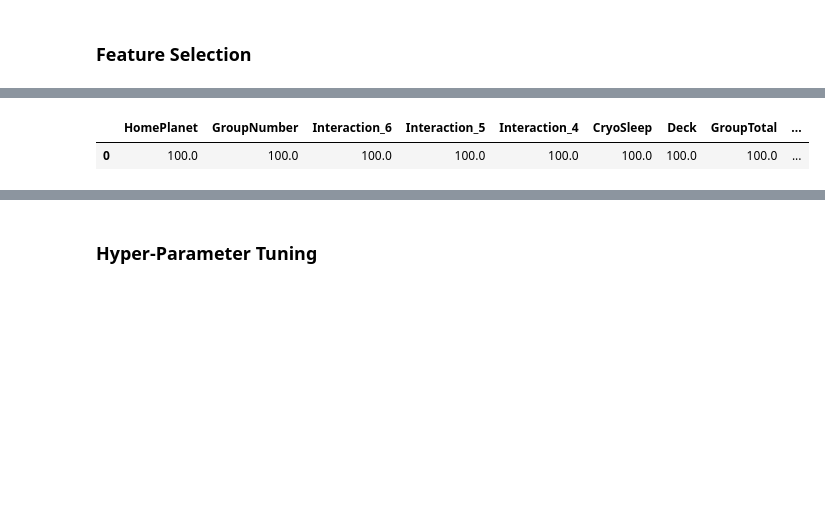
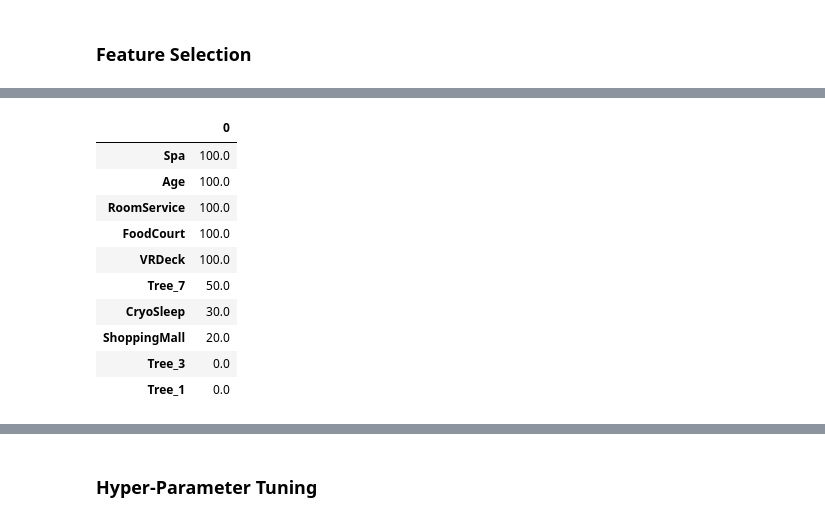
Before and after one commit to Evan-Callaghan/DATA-448-Predictive-Analytics, a Jupyter notebook: Kaggle/Spaceship_Titanic/spaceship_titanic.ipynb, the cells around one changed output, grey strips where cells are left out. Cells and saved outputs as stored; diff of their text form; code cells hidden in the pictures; blank space fills up the shorter version.

```diff
--- a/Kaggle/Spaceship_Titanic/spaceship_titanic.ipynb
+++ b/Kaggle/Spaceship_Titanic/spaceship_titanic.ipynb
@@ -268,11 +269,14 @@ test['Side'] = np.where(test['Side'] == 'P', 0, 1)
 
 train['GroupNumber'] = train['GroupNumber'].astype(int)
 test['GroupNumber'] = test['GroupNumber'].astype(int)
+
+train['Age'] = train['Age'].astype(int)
+test['Age'] = test['Age'].astype(int)
 # %%
 ## Removing unnecessary variables
 
-train = train.drop(columns = ['PassengerId', 'Cabin', 'Name', 'Num', 'First', 'Last'])
-test = test.drop(columns = ['PassengerId', 'Cabin', 'Name', 'Num', 'First', 'Last'])
+train = train.drop(columns = ['Cabin', 'Name', 'Num', 'First', 'Last', 'GroupNumber'])
+test = test.drop(columns = ['Cabin', 'Name', 'Num', 'First', 'Last', 'GroupNumber'])
 # %%
 train.head()
 # %% [output]
@@ -464,31 +477,39 @@ test['Tree_8'] = np.where((test['CryoSleep'] > 0.5) & (test['HomePlanet'] > 0.5)
 # %%
 ## Defining the input and target variables
-X = train.drop(columns = ['Transported'])
+X = train.drop(columns = ['PassengerId', 'Transported'])
 Y = train['Transported']
 
 ## Splitting the data into training, validation, and testing sets
 X_training, X_validation, Y_training, Y_validation = train_test_split(X, Y, test_size = 0.2, stratify = Y)
 # %%
-## RFECV with RandomForest
+## RFE with RandomForest
 
 ## Defining an empty list to store results
-rfecv_results = []
+rfe_results = []
 
-## Repeating the process 20 times
-for i in tqdm(range(0, 20)):
+## Repeating the process 10 times
+for i in tqdm(range(0, 10)):
 
     ## Building the RFECV model
-    rf_rfecv = RFECV(estimator = RandomForestClassifier(), step = 1, min_features_to_select = 2,
-                        cv = 3, scoring = 'accuracy').fit(X_training, Y_training)
+    rf_rfe = RFE(estimator = RandomForestClassifier(), step = 1, n_features_to_select = 6).fit(X_training, Y_training)
 
     ## Appending results to list
-    rfecv_results.append(rf_rfecv.support_)
+    rfe_results.append(rf_rfe.support_)
 
-## Returning results of RFECV
-rf = pd.DataFrame(rfecv_results, columns = X_training.columns)
+## Returning results of RFE
+rf = pd.DataFrame(rfe_results, columns = X_training.columns)
 rf = 100 * rf.apply(np.sum, axis = 0) / rf.shape[0]
-pd.DataFrame(rf).sort_values(0, ascending = False).T
+pd.DataFrame(rf).sort_values(0, ascending = False).head(10)
 # %% [output]
-|  | HomePlanet | GroupNumber | Interaction_6 | Interaction_5 | Interaction_4 | CryoSleep | Deck | GroupTotal | ... |
-| 0 | 100.0 | 100.0 | 100.0 | 100.0 | 100.0 | 100.0 | 100.0 | 100.0 | ... |
+|  | 0 |
+| Spa | 100.0 |
+| Age | 100.0 |
+| RoomService | 100.0 |
+| FoodCourt | 100.0 |
+| VRDeck | 100.0 |
+| Tree_7 | 50.0 |
+| CryoSleep | 30.0 |
+| ShoppingMall | 20.0 |
+| Tree_3 | 0.0 |
+| Tree_1 | 0.0 |
 # %%
```
Also changed, not shown: parts of 22 cells of this notebook.
